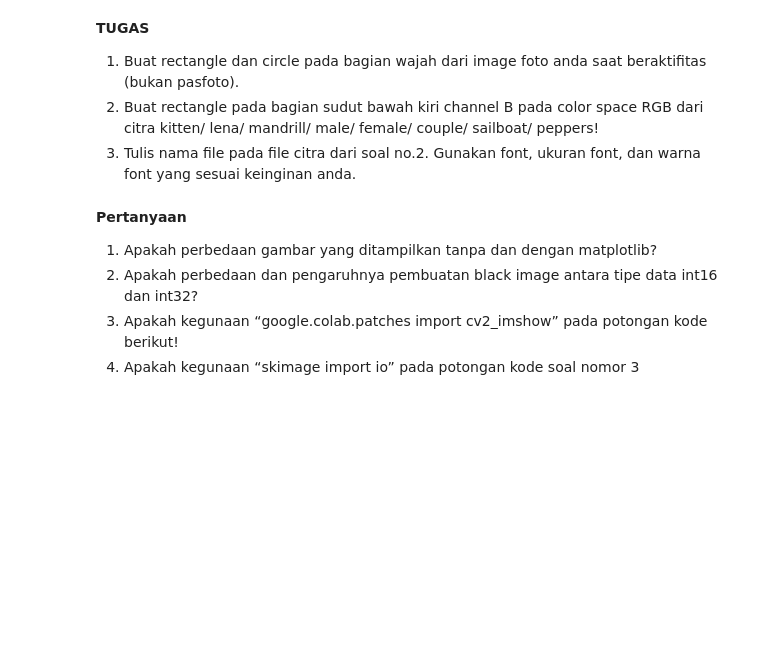
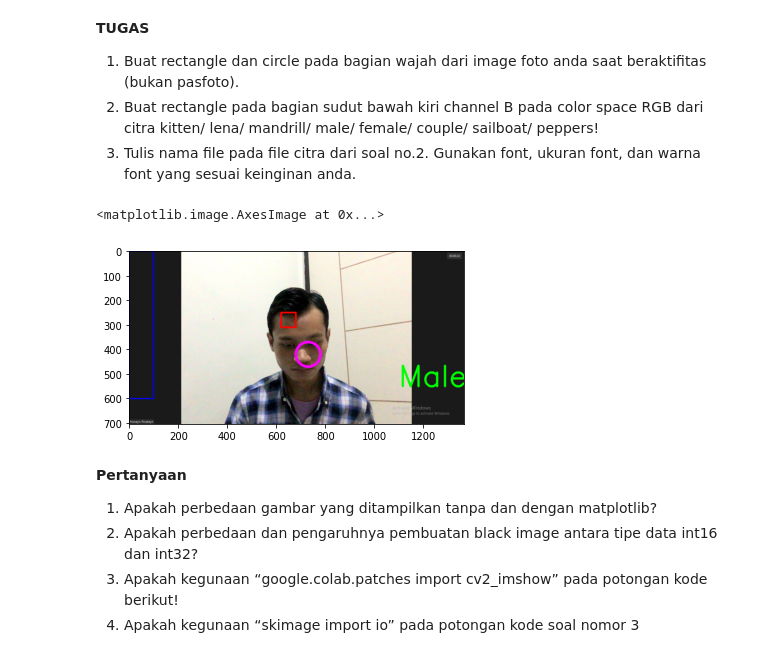
Before and after one commit to hunaynr/PCVK_Genap_2021, a Jupyter notebook: Week2.ipynb, the cells around one changed output. Cells and saved outputs as stored; diff of their text form; code cells hidden in the pictures; blank space fills up the shorter version.

```diff
--- a/Week2.ipynb
+++ b/Week2.ipynb
@@ -219,6 +234,26 @@ Setelah semua kode selesai simpan “Week2.ipynb” pada GiHub Anda dengan memil
 1.   Buat rectangle dan circle pada bagian wajah dari image foto anda saat beraktifitas (bukan pasfoto).
 2.   Buat rectangle pada bagian sudut bawah kiri channel B pada color space RGB dari citra kitten/ lena/ mandrill/ male/ female/ couple/ sailboat/ peppers!
 3.   Tulis nama file pada file citra dari soal no.2. Gunakan font, ukuran font, dan warna font yang sesuai keinginan anda.
+# %%
+# Buat rectangle dan circle pada bagian wajah dari image foto anda saat beraktifitas (bukan pasfoto)
+
+img10 = cv.imread('/content/drive/MyDrive/Image Processing/male.PNG')
+img11 = img10
+img11 = cv.cvtColor(img10,cv.COLOR_BGR2RGB)
+
+cv.rectangle(img11,pt1=(620,250),pt2=(680,310),color=(255,0,0),thickness=5)
+
+cv.rectangle(img11,pt1=(0,600),pt2=(100,0),color=(0,0,255),thickness=4)
+
+cv.circle(img11,center=(730,420),radius=50,color=(255,0,255),thickness=9)
+
+font = cv.FONT_HERSHEY_SIMPLEX
+cv.putText(img11,text='Male',org=(1100,550),fontFace=font,fontScale=4,color=(0,255,0),thickness=7,lineType=cv.LINE_AA)
+
+plt.imshow(img11)
+# %% [output]
+<matplotlib.image.AxesImage at 0x...>
+[figure, added]
 # %% [markdown]
 **Pertanyaan**
 
```
Also changed, not shown: parts of 4 cells of this notebook.
